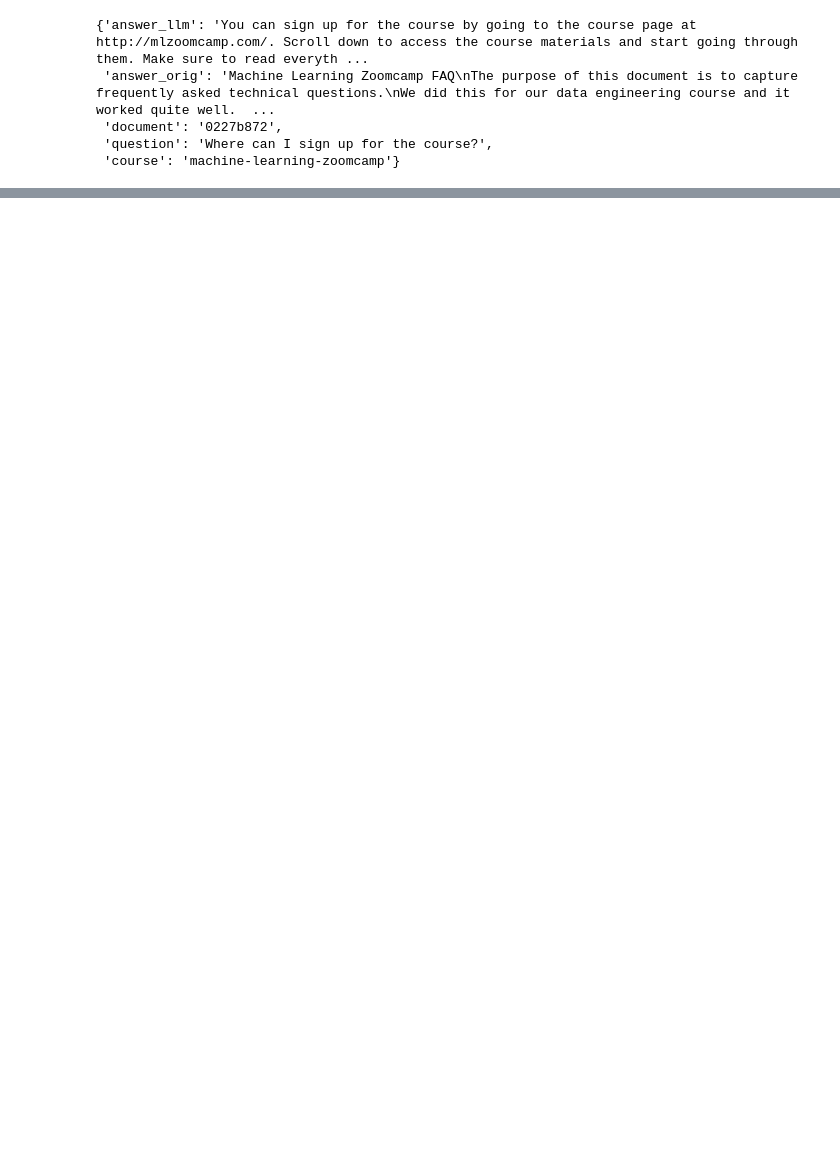
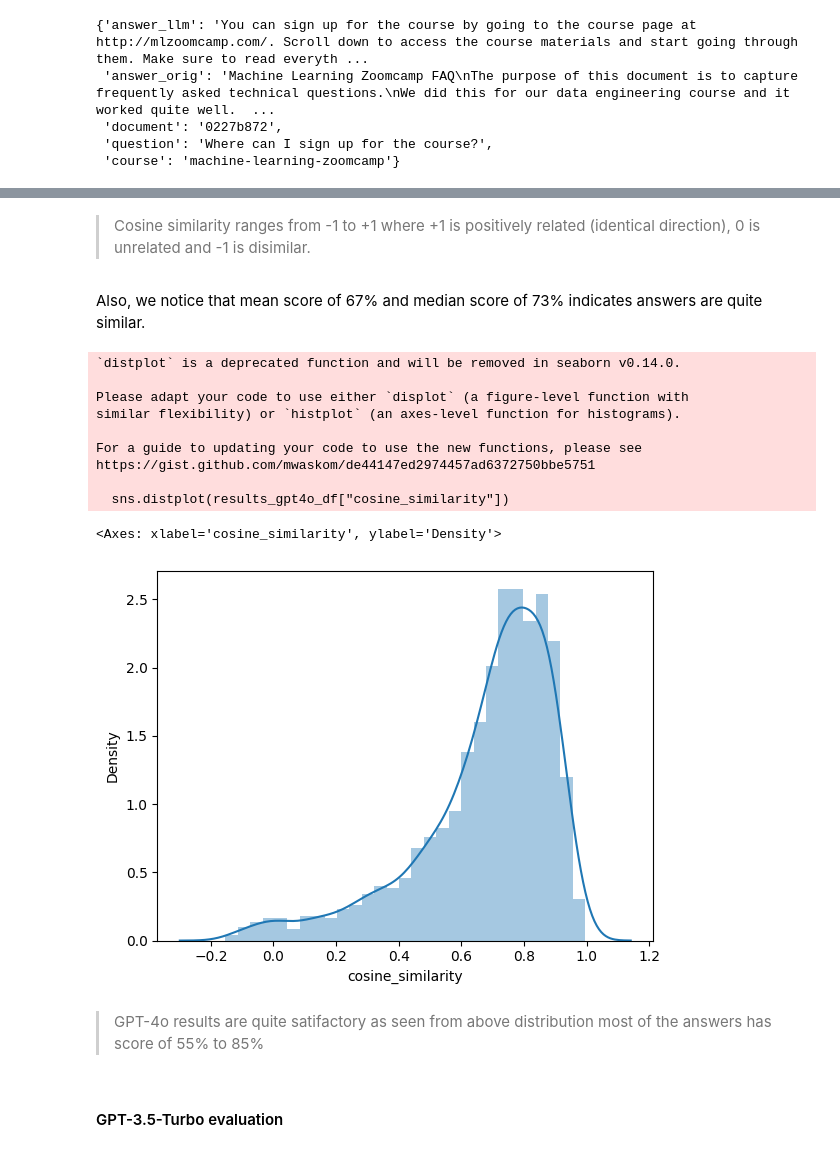
Before and after one commit to GudlaArunKumar/LLM-Zoomcamp, a Jupyter notebook: 02. Evaluation/RAG_evaluation/offline_rag_evaluation.ipynb, the cells around one changed output, grey strips where cells are left out. Saved outputs shown, nothing was run; the diff lists cells and outputs as text; code cells hidden in the pictures; blank space fills up the shorter version.

Commit message:
completed RAG evaluation

```diff
--- a/02. Evaluation/RAG_evaluation/offline_rag_evaluation.ipynb
+++ b/02. Evaluation/RAG_evaluation/offline_rag_evaluation.ipynb
@@ -348,0 +368,3 @@ results_gpt35_df.to_csv("data/results-gpt35.csv", index=False)
+# %%
+results_gpt40 = results_gpt4o_df.to_dict(orient="records")
+results_gpt40[0]
@@ -348,0 +395,11 @@ results_gpt35_df.to_csv("data/results-gpt35.csv", index=False)
+# %%
+def compute_cosine_similarity(record):
+    # computes cosine similarity between original and LLM answer
+
+    answer_orig = record["answer_orig"]
+    answer_llm = record["answer_llm"]
+
+    v_llm = model.encode(answer_llm) # encoding the text into vector
+    v_orig = model.encode(answer_orig)
+
+    return v_llm.dot(v_orig) / (np.linalg.norm(v_llm) * np.linalg.norm(v_orig))
@@ -348,0 +410,9 @@ results_gpt35_df.to_csv("data/results-gpt35.csv", index=False)
+# %%
+similarity_scores = []
+
+for record in tqdm(results_gpt40):
+    score = compute_cosine_similarity(record)
+    similarity_scores.append(score)
+# %%
+results_gpt4o_df["cosine_similarity"] = similarity_scores
+results_gpt4o_df
@@ -348,0 +445,4 @@ results_gpt35_df.to_csv("data/results-gpt35.csv", index=False)
+# %% [markdown]
+> Cosine similarity ranges from -1 to +1 where +1 is positively related (identical direction), 0 is unrelated and -1 is disimilar.
+# %% [markdown]
+Also, we notice that mean score of 67% and median score of 73% indicates answers are quite similar.
@@ -348,0 +451,18 @@ results_gpt35_df.to_csv("data/results-gpt35.csv", index=False)
+# %%
+sns.distplot(results_gpt4o_df["cosine_similarity"])
+# %% [output]
+`distplot` is a deprecated function and will be removed in seaborn v0.14.0.
+
+Please adapt your code to use either `displot` (a figure-level function with
+similar flexibility) or `histplot` (an axes-level function for histograms).
+
+For a guide to updating your code to use the new functions, please see
+https://gist.github.com/mwaskom/de44147ed2974457ad6372750bbe5751
+
+  sns.distplot(results_gpt4o_df["cosine_similarity"])
+<Axes: xlabel='cosine_similarity', ylabel='Density'>
+[figure, added]
+# %% [markdown]
+>GPT-4o results are quite satifactory as seen from above distribution most of the answers has score of 55% to 85%
+# %% [markdown]
+#### GPT-3.5-Turbo evaluation
```
Also changed, not shown: parts of 37 cells of this notebook.
